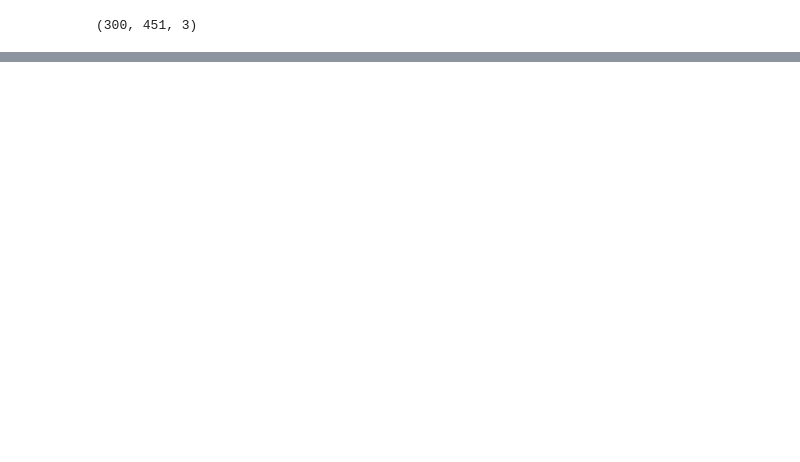
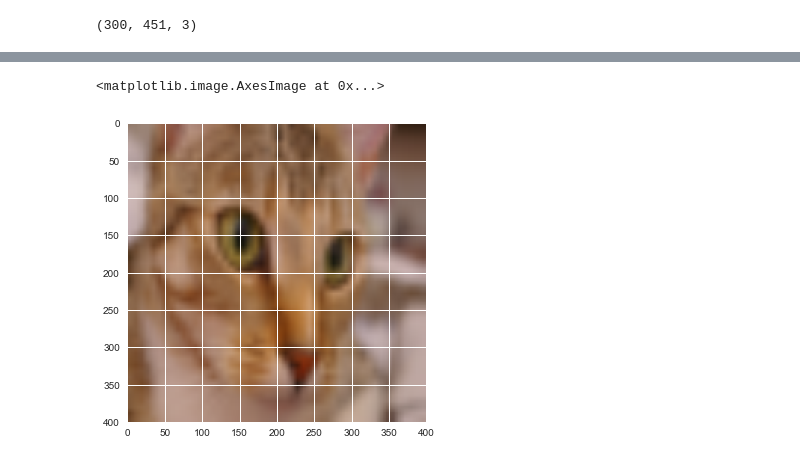
Before and after one commit to ZackAkil/image-fission, a Jupyter notebook: notebooks/1# test image manipulation.ipynb, the cells around one changed output, grey strips where cells are left out. Saved outputs shown, nothing was run; the diff lists cells and outputs as text; code cells hidden in the pictures; blank space fills up the shorter version.

```diff
--- a/notebooks/1# test image manipulation.ipynb
+++ b/notebooks/1# test image manipulation.ipynb
@@ -63,0 +53,5 @@ plt.imshow(rand_mut_crop(test_image, 100, 200))
+# %%
+plt.imshow(misc.imresize(misc.imresize(test_image, (50,50) ),(400,400)) )
+# %% [output]
+<matplotlib.image.AxesImage at 0x...>
+[figure, added]
```
Also changed, not shown: parts of 11 cells of this notebook.
